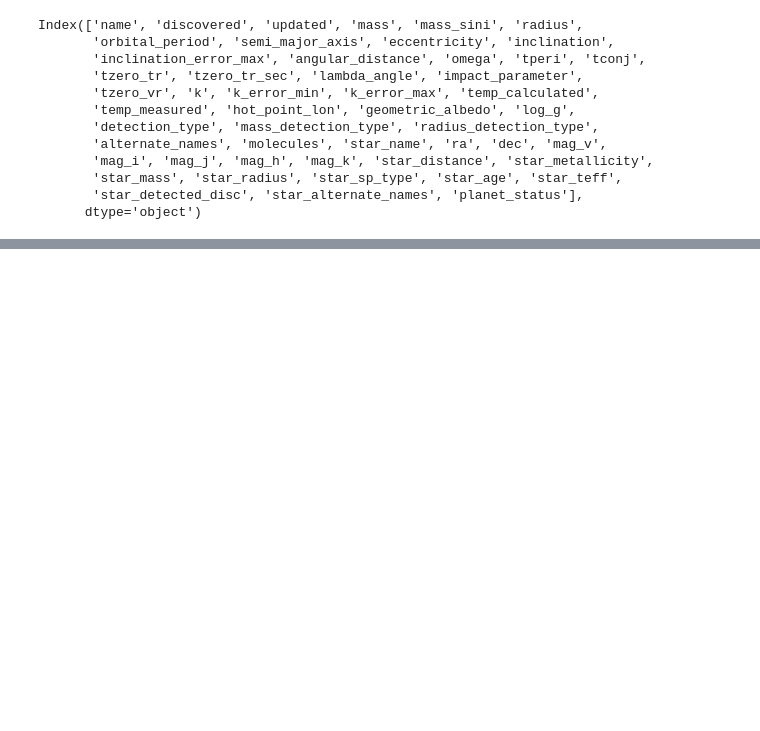
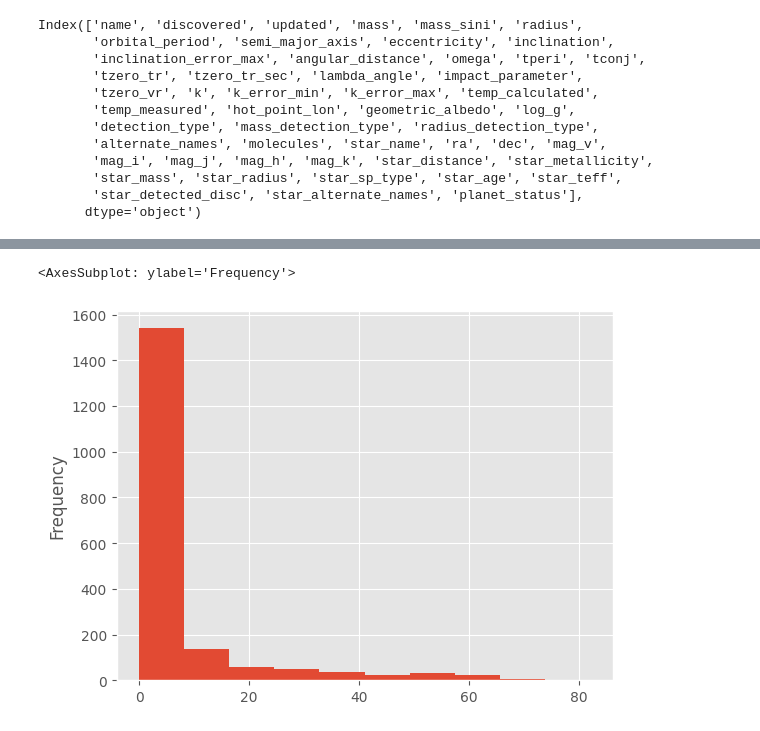
Before and after one commit to miraceti/Python_codes, a Jupyter notebook: pandas/pandas4.ipynb, the cells around one changed output, grey strips where cells are left out. Cells and saved outputs as stored; diff of their text form; code cells hidden in the pictures; blank space fills up the shorter version.

```diff
--- a/pandas/pandas4.ipynb
+++ b/pandas/pandas4.ipynb
@@ -360,0 +911,5 @@ print(df2)
+# %%
+df['Masse'].plot(kind='hist')
+# %% [output]
+<AxesSubplot: ylabel='Frequency'>
+[figure, added]
```
Also changed, not shown: parts of 86 cells of this notebook, 4 other files.
